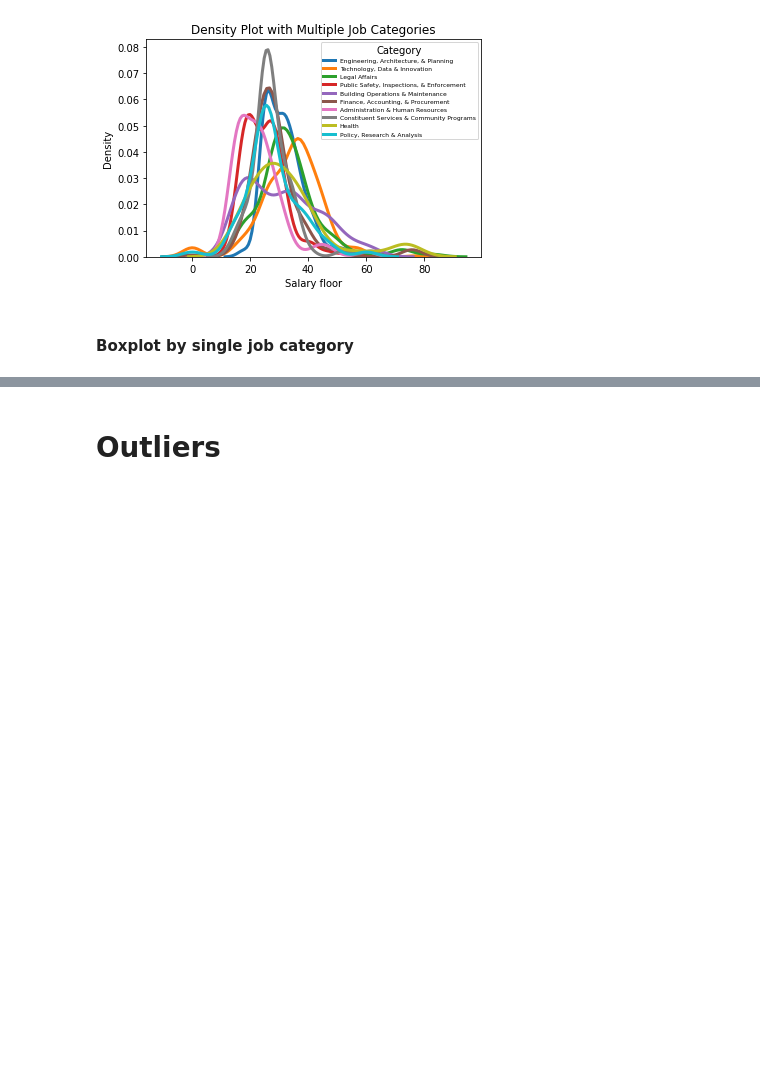
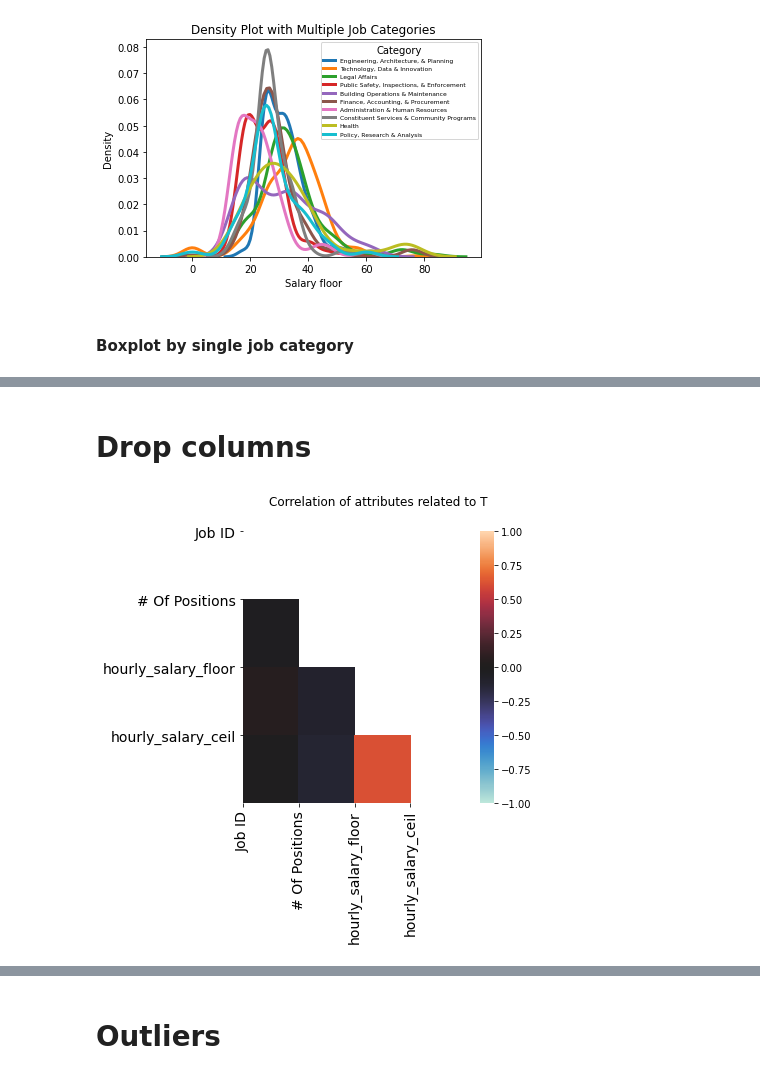
Before and after one commit to Saralytics/EDA-Feature-Engineering-code-challenge, a Jupyter notebook: jupyter/notebook/assesment_notebook.ipynb, the cells around one changed output, grey strips where cells are left out. Drawn from its saved outputs; the diff is of its cells as text; code cells hidden in the pictures; blank space fills up the shorter version.

Commit message:
correlation plot

```diff
--- a/jupyter/notebook/assesment_notebook.ipynb
+++ b/jupyter/notebook/assesment_notebook.ipynb
@@ -295,0 +300,3 @@ Text(0, 0.5, 'Density')
+# %%
+normalized_df = normalized_salary_df.drop('Additional information','Hours/Shift','Work Location 1','Recruitment Contact','Post Until')
+normalized_df.printSchema()
@@ -295,0 +341,5 @@ Text(0, 0.5, 'Density')
+# %%
+normalized_df = normalized_df.na.fill('na')
+# %%
+normalized_pandas_df = normalized_df.toPandas()
+normalized_pandas_df.info()
@@ -295,0 +364,2 @@ Text(0, 0.5, 'Density')
+# %% [markdown]
+# Drop columns
@@ -295,0 +370,21 @@ Text(0, 0.5, 'Density')
+# %%
+normalized_df = normalized_df.drop('Salary Range From','Salary Range To')
+normalized_pandas_df = normalized_pandas_df.drop(['Salary Range From','Salary Range To'],axis=1)
+# %%
+# plotting the correlation in python
+import numpy as np
+
+feature_cols = [i for i in normalized_pandas_df.columns if (normalized_pandas_df[i].dtypes == "float64" or normalized_pandas_df[i].dtypes == "int32")]
+
+df_corr = normalized_pandas_df[feature_cols].corr()
+mask = np.triu(np.ones_like(df_corr))
+
+fig, ax = plt.subplots(figsize = (5,5))
+fig.suptitle('Correlation of attributes related to T')
+sns.heatmap(df_corr,mask=mask,cmap='icefire',fmt='.2f',vmin=-1,vmax=1)
+
+plt.xticks(range(normalized_pandas_df[feature_cols].shape[1]), normalized_pandas_df[feature_cols].columns, fontsize=14, rotation=90)
+plt.yticks(range(normalized_pandas_df[feature_cols].shape[1]), normalized_pandas_df[feature_cols].columns, fontsize=14)
+plt.show()
+# %% [output]
+[figure, added]
```
Also changed, not shown: parts of 43 cells of this notebook.
